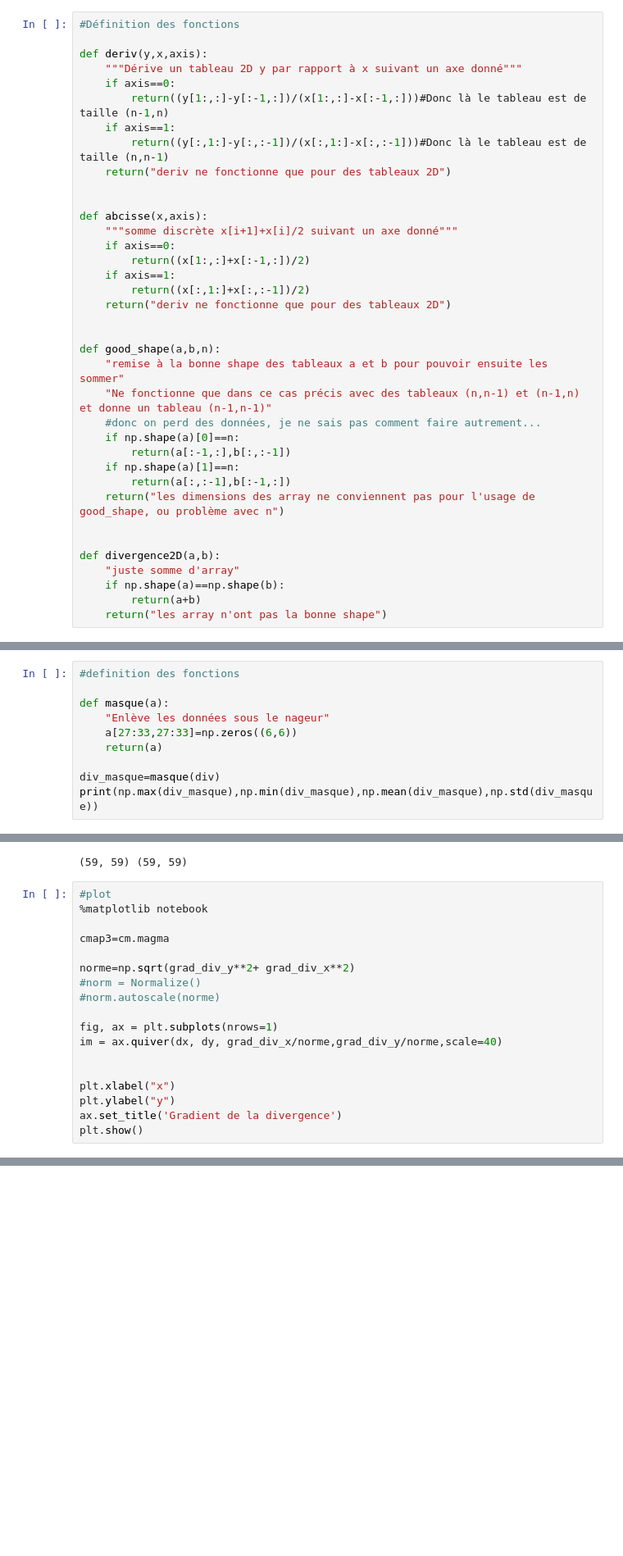
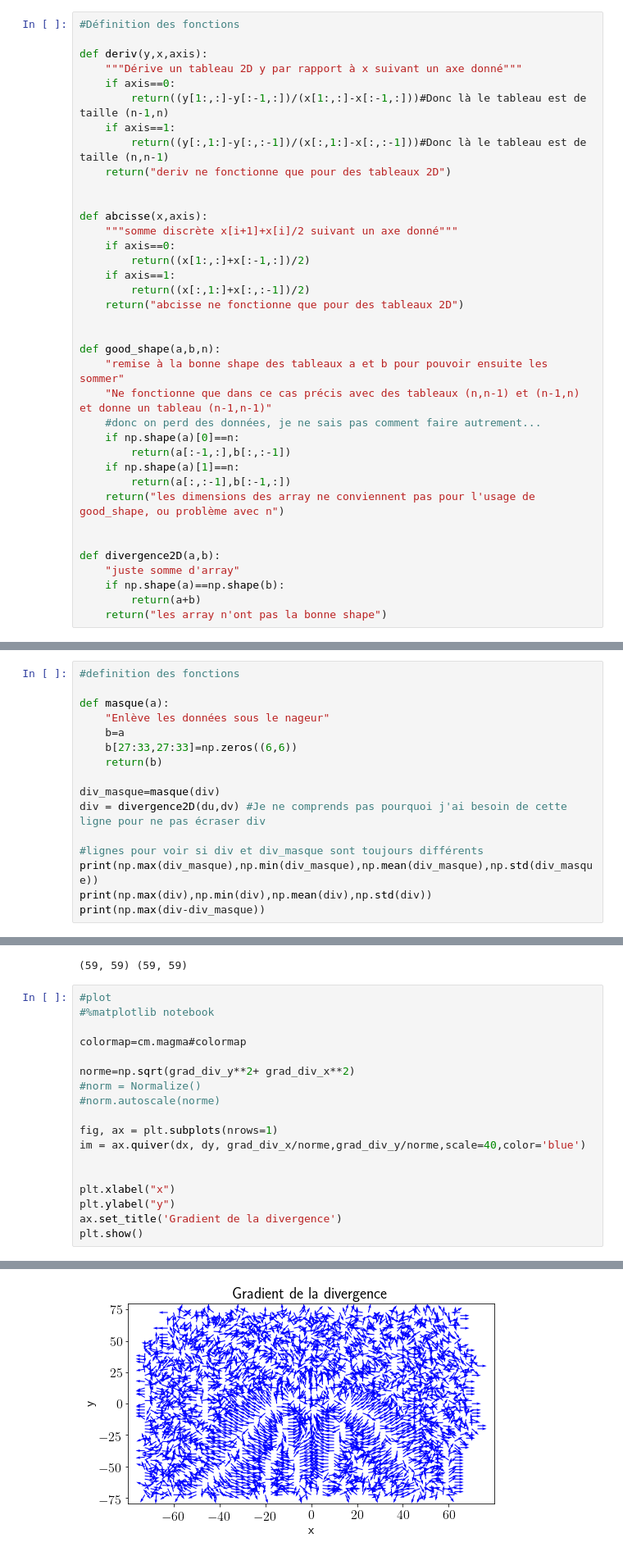
Before and after one commit to Julielmnt/Stage_L3, a Jupyter notebook: Projet_divergence.ipynb, the cells around one changed output, grey strips where cells are left out. Shown at 82% size. Drawn from its saved outputs; the diff is of its cells as text; blank space fills up the shorter version.

```diff
--- a/Projet_divergence.ipynb
+++ b/Projet_divergence.ipynb
@@ -114,7 +113,7 @@ def abcisse(x,axis):
         return((x[1:,:]+x[:-1,:])/2)
     if axis==1:
         return((x[:,1:]+x[:,:-1])/2)
-    return("deriv ne fonctionne que pour des tableaux 2D")
+    return("abcisse ne fonctionne que pour des tableaux 2D")
 
 
 def good_shape(a,b,n):
@@ -207,10 +208,16 @@ Ici le but est d'enlever les données qui ne correspondent à rien sous le nageu
 
 def masque(a):
     "Enlève les données sous le nageur"
-    a[27:33,27:33]=np.zeros((6,6))
-    return(a)
+    b=a
+    b[27:33,27:33]=np.zeros((6,6))
+    return(b)
 
 div_masque=masque(div)
+div = divergence2D(du,dv) #Je ne comprends pas pourquoi j'ai besoin de cette ligne pour ne pas écraser div
+
+#lignes pour voir si div et div_masque sont toujours différents
 print(np.max(div_masque),np.min(div_masque),np.mean(div_masque),np.std(div_masque))
+print(np.max(div),np.min(div),np.mean(div),np.std(div))
+print(np.max(div-div_masque))
 # %% [output]
 4.826524900595196 -3.217848651968189 0.00683726656630734 0.5795074540474114
@@ -259,16 +274,16 @@ print(np.shape(grad_div_x),np.shape(grad_div_y))
 (59, 59) (59, 59)
 # %%
 #plot
-%matplotlib notebook
+#%matplotlib notebook
 
-cmap3=cm.magma
+colormap=cm.magma#colormap
 
 norme=np.sqrt(grad_div_y**2+ grad_div_x**2)
 #norm = Normalize()
 #norm.autoscale(norme)
 
 fig, ax = plt.subplots(nrows=1)
-im = ax.quiver(dx, dy, grad_div_x/norme,grad_div_y/norme,scale=40)
+im = ax.quiver(dx, dy, grad_div_x/norme,grad_div_y/norme,scale=40,color='blue')
 
 
 plt.xlabel("x")
@@ -281,3 +294,4 @@ plt.show()
+[figure, added]
 # %%
 #test gradient tout seul
 %matplotlib notebook
```
Also changed, not shown: parts of 24 cells of this notebook.
